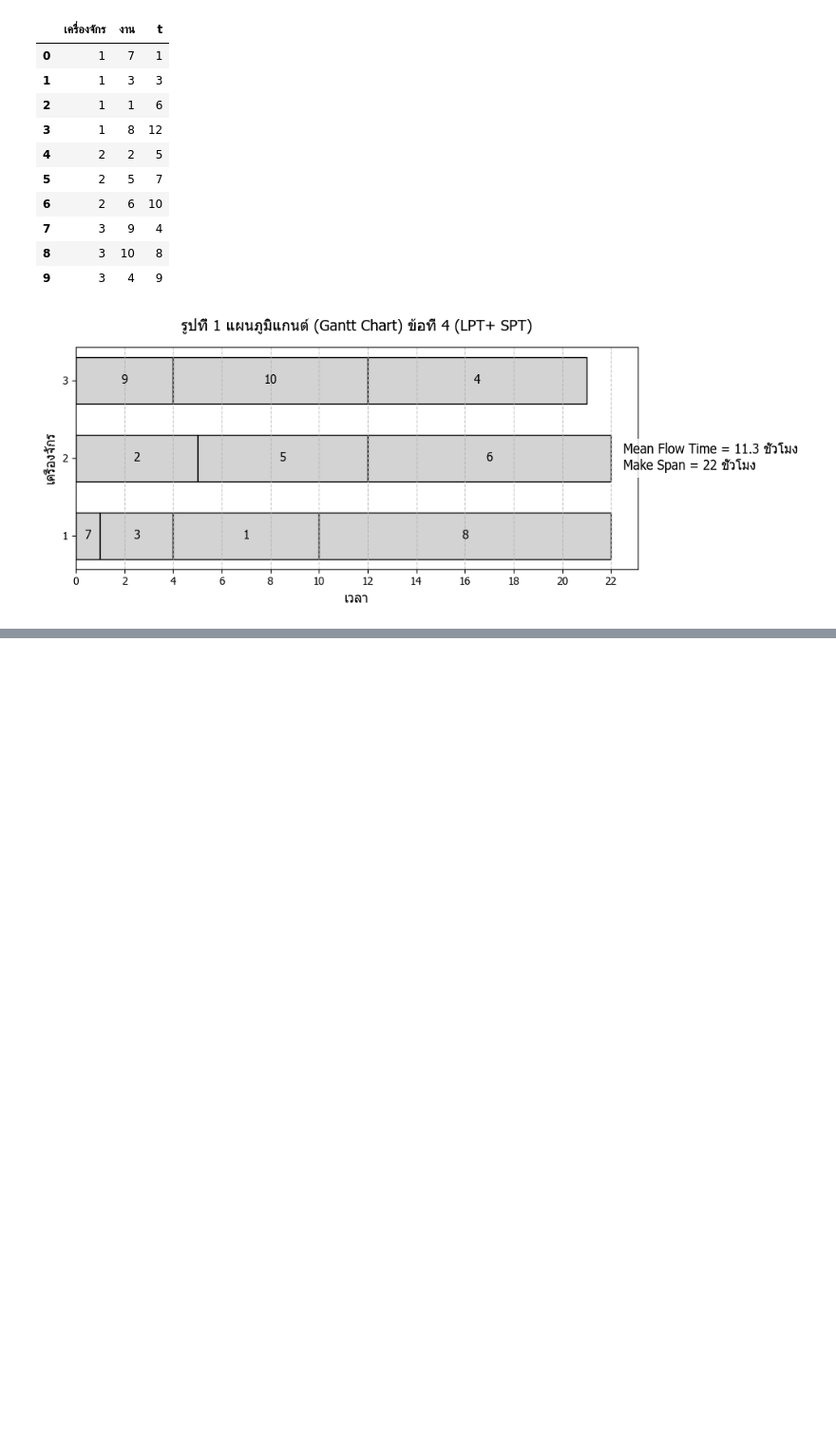
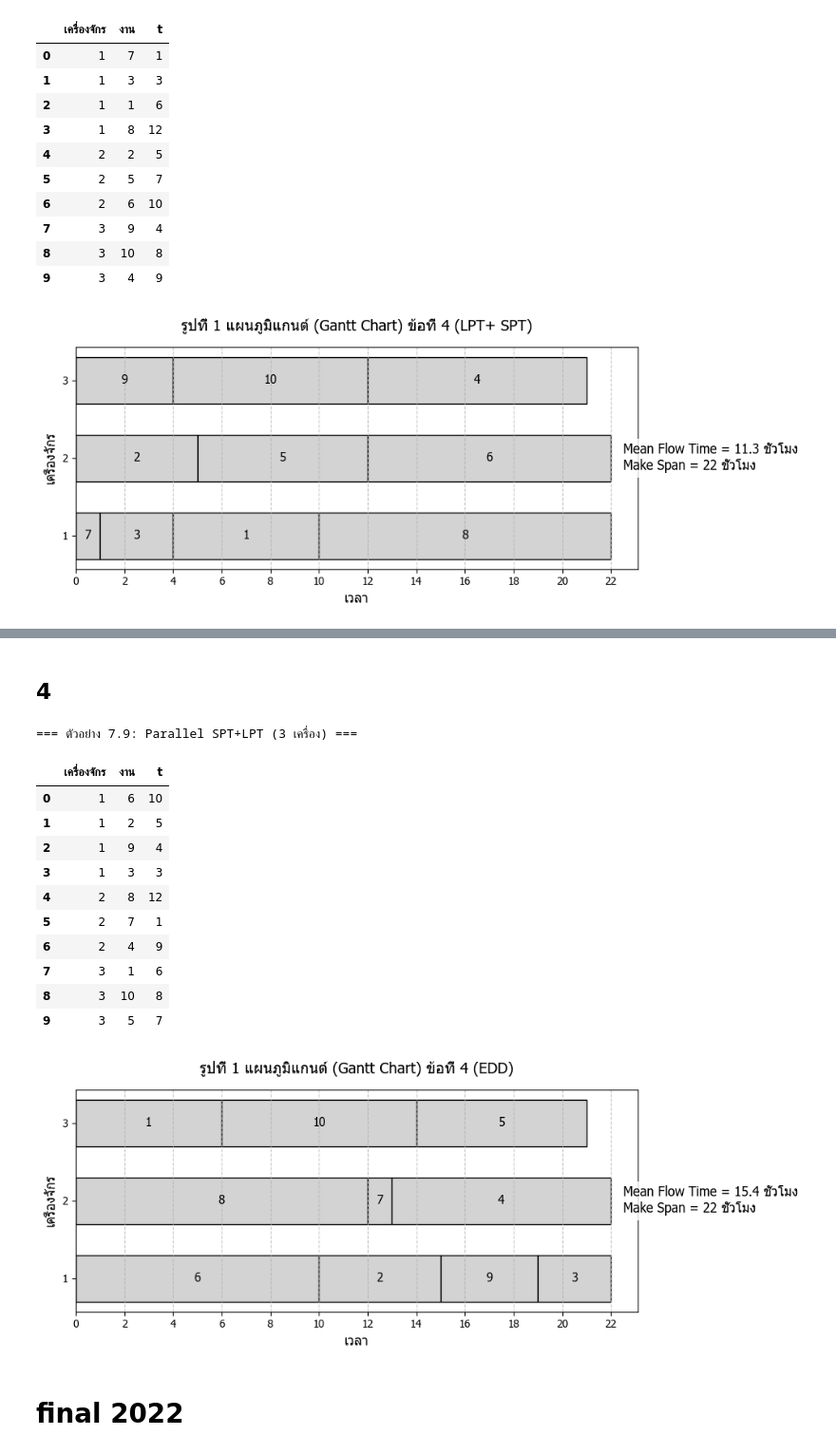
Before and after one commit to alicelouis47/Product_AMI, a Jupyter notebook: 7_Job_Sequencing_and_Scheduling.ipynb, the cells around one changed output, grey strips where cells are left out. Shown at 95% size. Saved outputs shown, nothing was run; the diff lists cells and outputs as text; code cells hidden in the pictures; blank space fills up the shorter version.

```diff
--- a/7_Job_Sequencing_and_Scheduling.ipynb
+++ b/7_Job_Sequencing_and_Scheduling.ipynb
@@ -622,0 +630,14 @@ scheduler.plot_parallel_gantt(df_lpt_result, title="รูปที่ 1 แผ
+# %%
+scheduler = JobScheduling()
+
+# ข้อมูลจากตาราง 7.4 และ 7.6
+data_single = pd.DataFrame({
+    'งาน': [1, 2, 3, 4, 5, 6, 7, 8, 9, 10],
+    'เวลาในการผลิต (t)': [6, 4, 8, 9, 5, 3, 4, 7, 6, 5],
+    'กำหนดส่ง (d)': [30, 42, 23, 13, 47, 38, 50, 55, 24, 10],
+    'ความสำคัญ (w)': [1, 2, 3, 1, 2, 3, 2, 1, 2, 3] # จากตาราง 7.8
+})
+
+
+print("\n=== ตัวอย่าง 7.6: กฎ Slack Time (T_NOW = 0) ===")
+display(scheduler.slack_time(data_single))
@@ -622,0 +657,32 @@ scheduler.plot_parallel_gantt(df_lpt_result, title="รูปที่ 1 แผ
+# %% [markdown]
+## 4
+# %%
+# ข้อมูลตัวอย่าง Parallel Machine (ตาราง 7.16 & 7.19)
+data_parallel = pd.DataFrame({
+    'งาน': [1, 2, 3, 4, 5, 6, 7, 8, 9, 10],
+    'เวลาในการผลิต (t)': [6, 5, 3, 9, 7, 10, 1, 12, 4, 8],
+    'กำหนดส่ง (d)': [8, 10, 16, 11, 13, 5, 10, 7, 15, 9]
+})
+
+print("\n=== ตัวอย่าง 7.9: Parallel SPT+LPT (3 เครื่อง) ===")
+df_lpt_result = scheduler.parallel_machine(data_parallel, m_machines=3, rule='EDD')
+display(df_lpt_result)
+
+# เรียกใช้ฟังก์ชันแสดงกราฟ
+scheduler.plot_parallel_gantt(df_lpt_result, title="รูปที่ 1 แผนภูมิแกนต์ (Gantt Chart) ข้อที่ 4 (EDD)")
+# %% [output]
+=== ตัวอย่าง 7.9: Parallel SPT+LPT (3 เครื่อง) ===
+|  | เครื่องจักร | งาน | t |
+| 0 | 1 | 6 | 10 |
+| 1 | 1 | 2 | 5 |
+| 2 | 1 | 9 | 4 |
+| 3 | 1 | 3 | 3 |
+| 4 | 2 | 8 | 12 |
+| 5 | 2 | 7 | 1 |
+| 6 | 2 | 4 | 9 |
+| 7 | 3 | 1 | 6 |
+| 8 | 3 | 10 | 8 |
+| 9 | 3 | 5 | 7 |
+[figure, added]
+# %% [markdown]
+# final 2022
```
Also changed, not shown: parts of 15 cells of this notebook, 7 other files.
